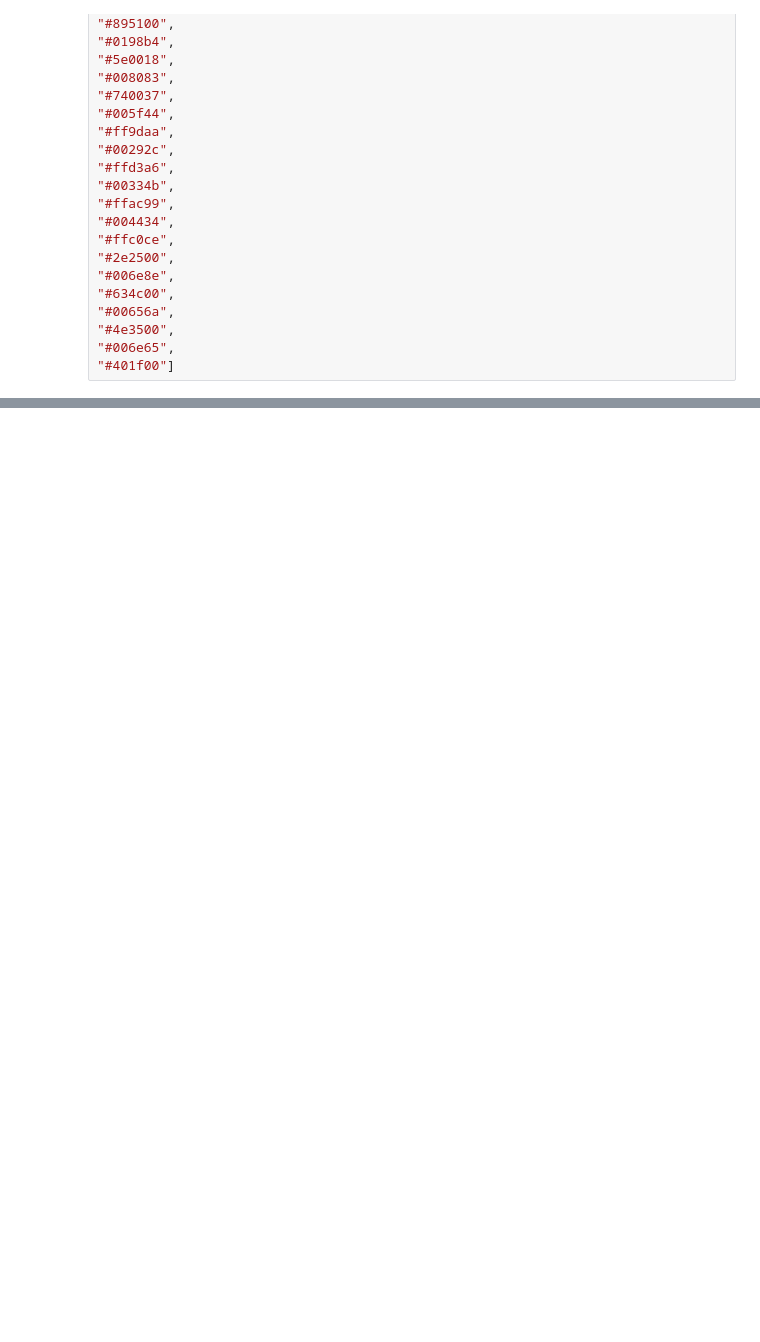
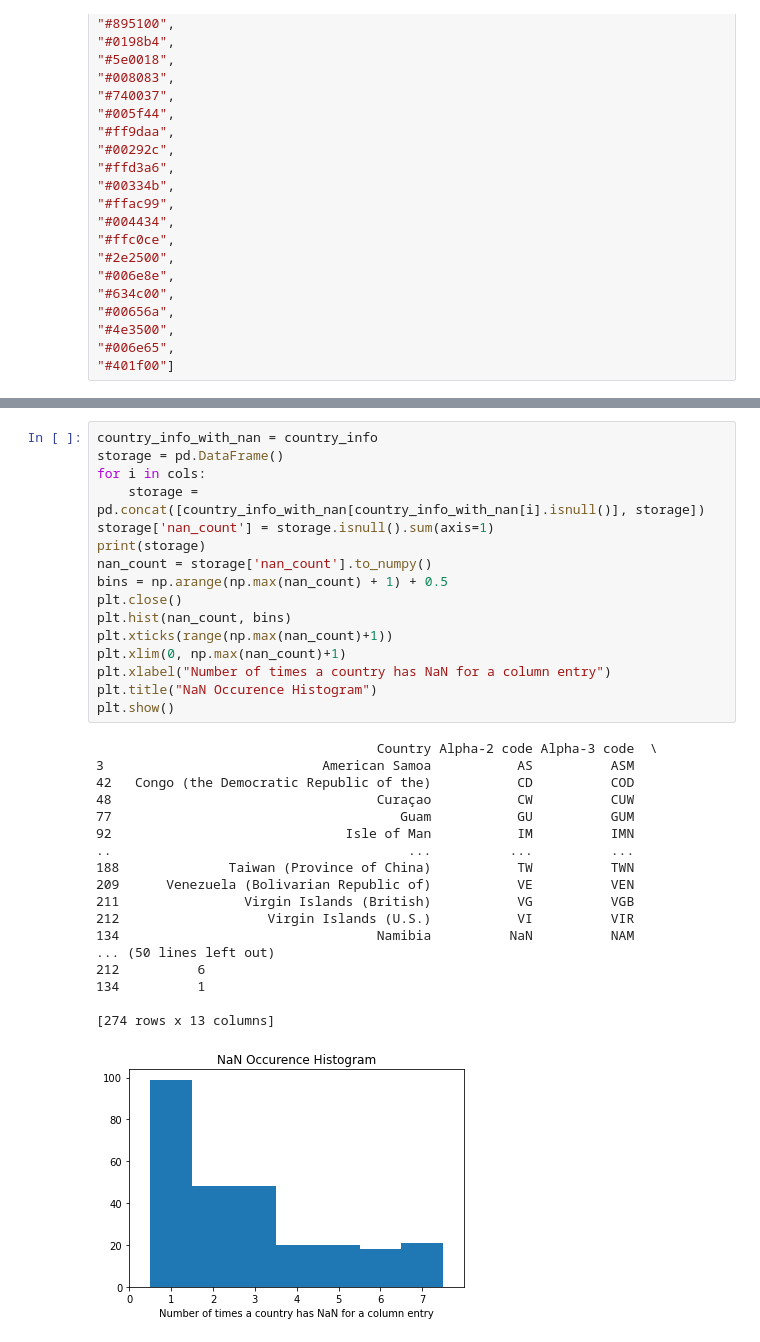
Before and after one commit to jonahdf/social-connectedness, a Jupyter notebook: simpleViz.ipynb, the cells around one changed output, grey strips where cells are left out. Saved outputs shown, nothing was run; the diff lists cells and outputs as text; blank space fills up the shorter version.

```diff
--- a/simpleViz.ipynb
+++ b/simpleViz.ipynb
@@ -441,0 +483,35 @@ plt.show()
+# %%
+country_info_with_nan = country_info
+storage = pd.DataFrame()
+for i in cols:
+    storage = pd.concat([country_info_with_nan[country_info_with_nan[i].isnull()], storage])
+storage['nan_count'] = storage.isnull().sum(axis=1)
+print(storage)
+nan_count = storage['nan_count'].to_numpy()
+bins = np.arange(np.max(nan_count) + 1) + 0.5
+plt.close()
+plt.hist(nan_count, bins)
+plt.xticks(range(np.max(nan_count)+1))
+plt.xlim(0, np.max(nan_count)+1)
+plt.xlabel("Number of times a country has NaN for a column entry")
+plt.title("NaN Occurence Histogram")
+plt.show()
+# %% [output]
+                                    Country Alpha-2 code Alpha-3 code  \
+3                            American Samoa           AS          ASM
+42   Congo (the Democratic Republic of the)           CD          COD
+48                                  Curaçao           CW          CUW
+77                                     Guam           GU          GUM
+92                              Isle of Man           IM          IMN
+..                                      ...          ...          ...
+188              Taiwan (Province of China)           TW          TWN
+209      Venezuela (Bolivarian Republic of)           VE          VEN
+211                Virgin Islands (British)           VG          VGB
+212                   Virgin Islands (U.S.)           VI          VIR
+134                                 Namibia          NaN          NAM
+... (50 lines left out)
+212          6
+134          1
+
+[274 rows x 13 columns]
+[figure, added]
```
Also changed, not shown: parts of 6 cells of this notebook.
